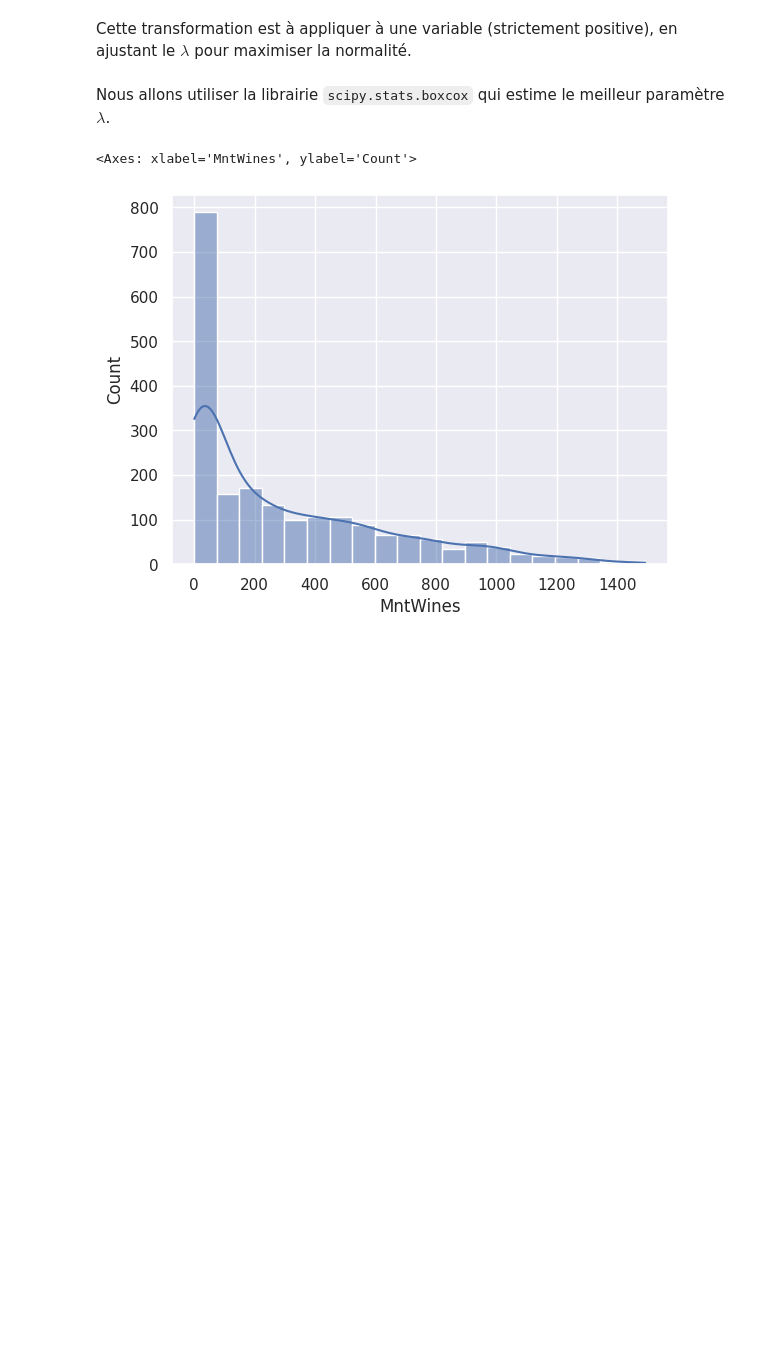
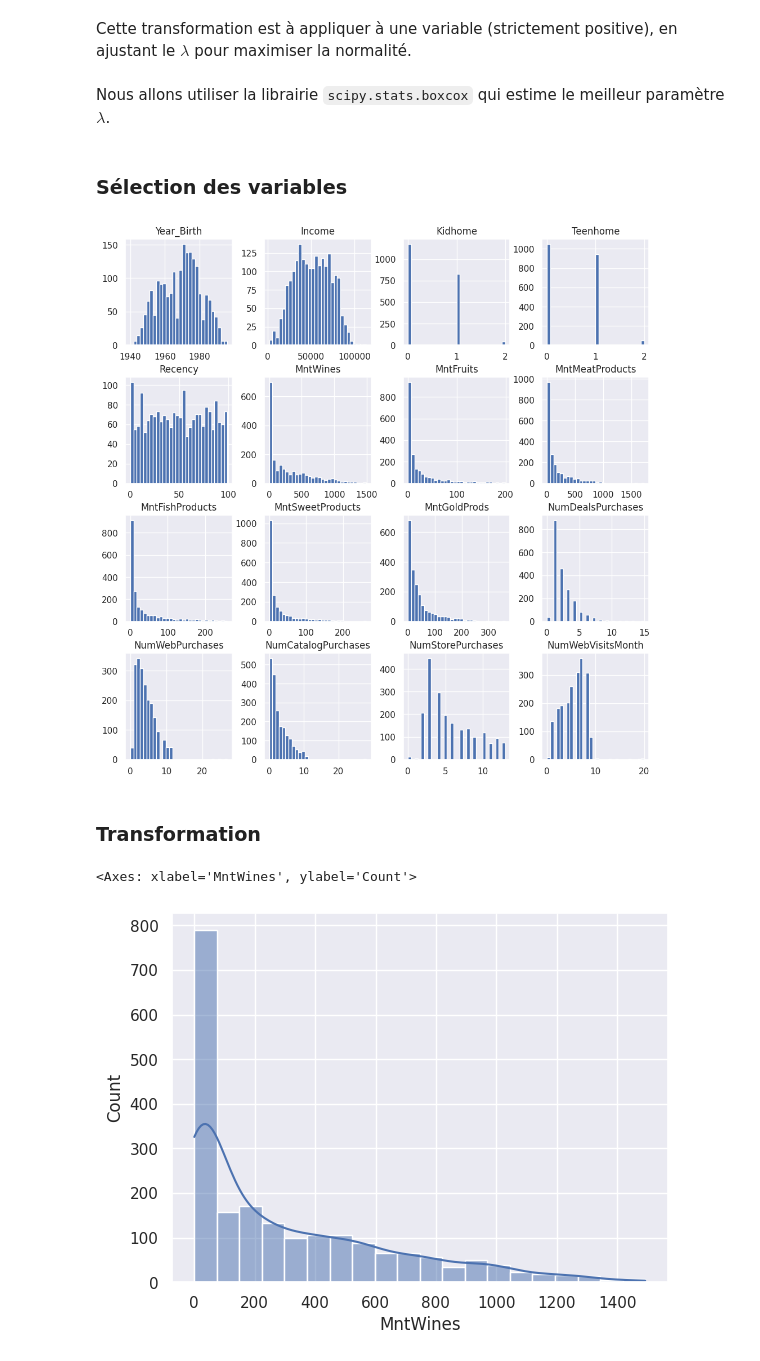
Before and after one commit to Ab2nour/customer-base-analysis, a Jupyter notebook: presentation.ipynb, the cells around one changed output. Saved outputs shown, nothing was run; the diff lists cells and outputs as text; code cells hidden in the pictures; blank space fills up the shorter version.

```diff
--- a/presentation.ipynb
+++ b/presentation.ipynb
@@ -621,3 +617,10 @@ $B(x, \lambda) = \begin{cases} \frac{x^{\lambda} - 1}{\lambda} & \text{  si } \l
 Cette transformation est à appliquer à une variable (strictement positive), en ajustant le $\lambda$ pour maximiser la normalité.
 # %% [markdown]
 Nous allons utiliser la librairie `scipy.stats.boxcox` qui estime le meilleur paramètre $\lambda$.
+# %% [markdown]
+### Sélection des variables
+# %%
+df[var_numeriques].hist(figsize=(12, 12), bins=30)
+plt.show()
+# %% [output]
+[figure, added]
@@ -623,0 +638,2 @@ Nous allons utiliser la librairie `scipy.stats.boxcox` qui estime le meilleur pa
+# %% [markdown]
+### Transformation
```
Also changed, not shown: parts of 22 cells of this notebook.
